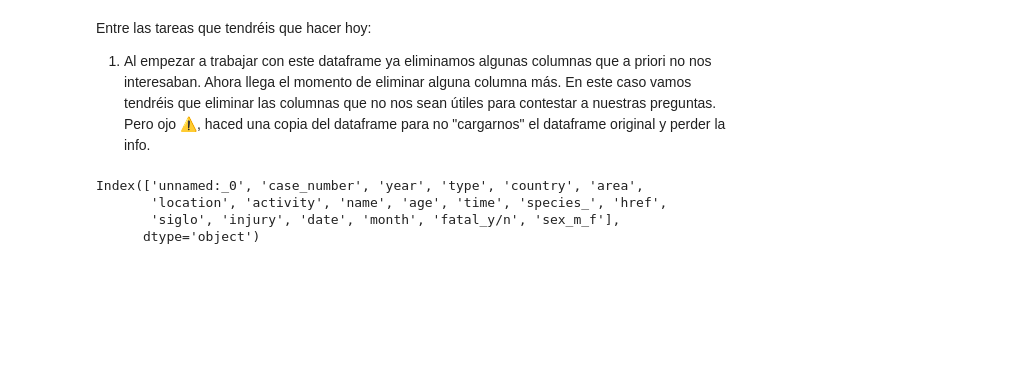
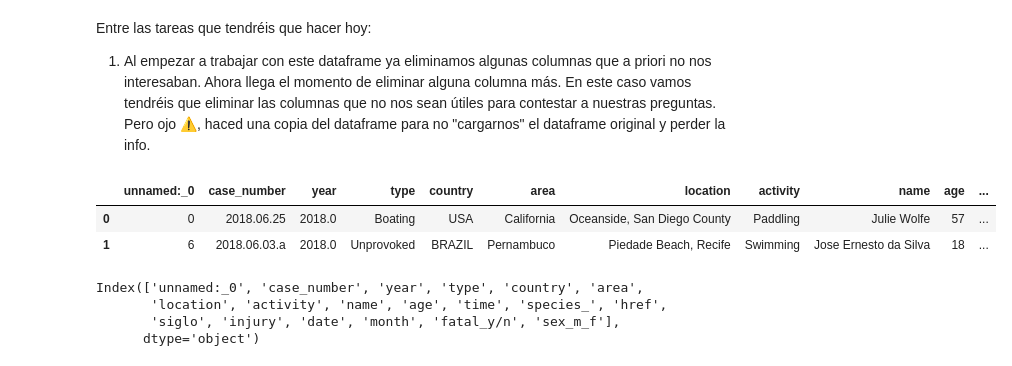
Before and after one commit to Adalab/DA-Promo-B-modulo-2-sprint-2-Ariana-Chloe, a Jupyter notebook: LIMPIEZA/limpieza-I.ipynb, the cells around one changed output. Drawn from its saved outputs; the diff is of its cells as text; code cells hidden in the pictures; blank space fills up the shorter version.

```diff
--- a/LIMPIEZA/limpieza-I.ipynb
+++ b/LIMPIEZA/limpieza-I.ipynb
@@ -40,11 +41,16 @@ import sidetable
 # %%
-df = pd.read_csv('attacks_modificado_4.csv', index_col = 0)
+df = pd.read_csv('datos/attacks_modificado_4.csv', index_col = 0)
 # %% [markdown]
 Entre las tareas que tendréis que hacer hoy:
 
 1. Al empezar a trabajar con este dataframe ya eliminamos algunas columnas que a priori no nos interesaban. Ahora llega el momento de eliminar alguna columna más. En este caso vamos tendréis que eliminar las columnas que no nos sean útiles para contestar a nuestras preguntas. Pero ojo ⚠️, haced una copia del dataframe para no "cargarnos" el dataframe original y perder la info.
 # %%
 df2 = df.copy()
+df2.head(2)
+# %% [output]
+|  | unnamed:_0 | case_number | year | type | country | area | location | activity | name | age | ... |
+| 0 | 0 | 2018.06.25 | 2018.0 | Boating | USA | California | Oceanside, San Diego County | Paddling | Julie Wolfe | 57 | ... |
+| 1 | 6 | 2018.06.03.a | 2018.0 | Unprovoked | BRAZIL | Pernambuco | Piedade Beach, Recife | Swimming | Jose Ernesto da Silva | 18 | ... |
 # %%
 df2.columns
 # %% [output]
```
Also changed, not shown: parts of 13 cells of this notebook, 14 other files.
